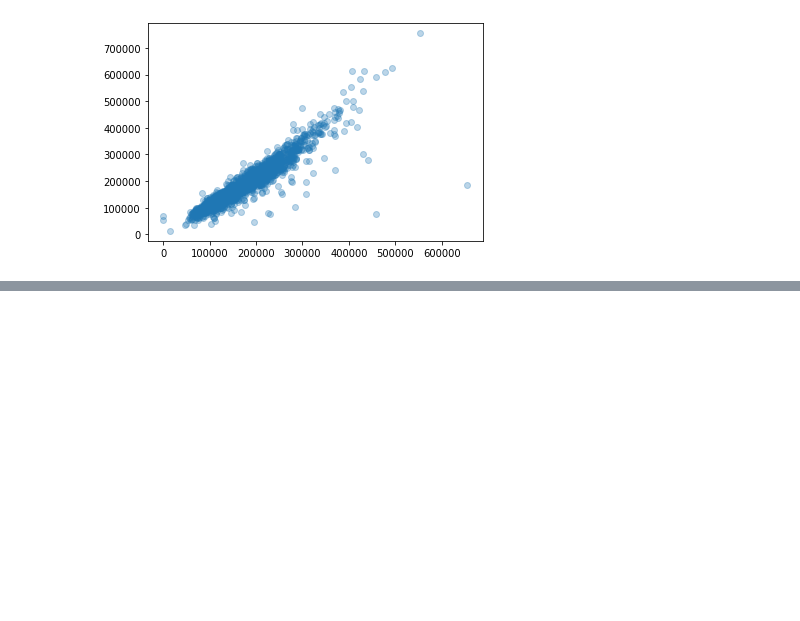
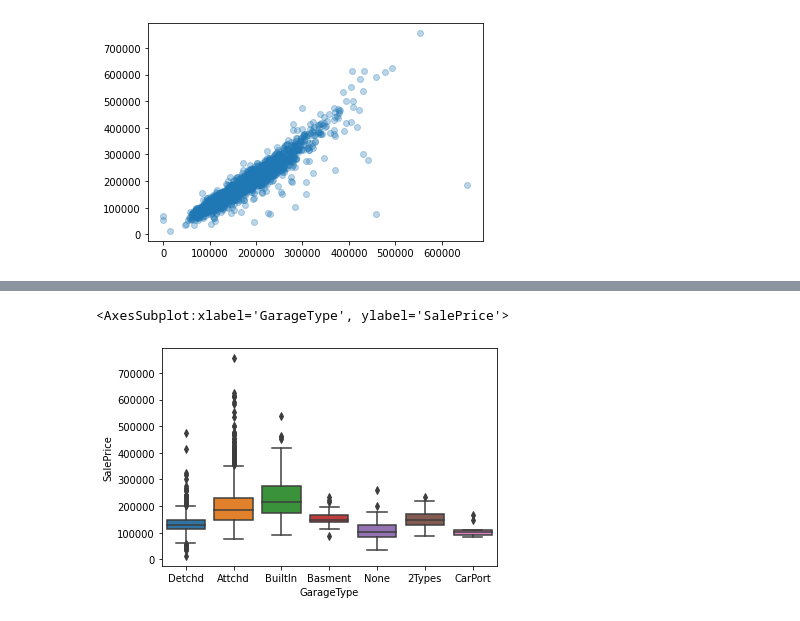
Before and after one commit to PolarSprings/Iowa_advanced_regression, a Jupyter notebook: Column Visualization.ipynb, the cells around one changed output, grey strips where cells are left out. Saved outputs shown, nothing was run; the diff lists cells and outputs as text; code cells hidden in the pictures; blank space fills up the shorter version.

```diff
--- a/Column Visualization.ipynb
+++ b/Column Visualization.ipynb
@@ -926,0 +985,5 @@ Name: OthAc_S, Length: 1412, dtype: int64
+# %%
+sns.boxplot(x='GarageType',y='SalePrice',data=subdata)
+# %% [output]
+<AxesSubplot:xlabel='GarageType', ylabel='SalePrice'>
+[figure, added]
```
Also changed, not shown: parts of 156 cells of this notebook.
